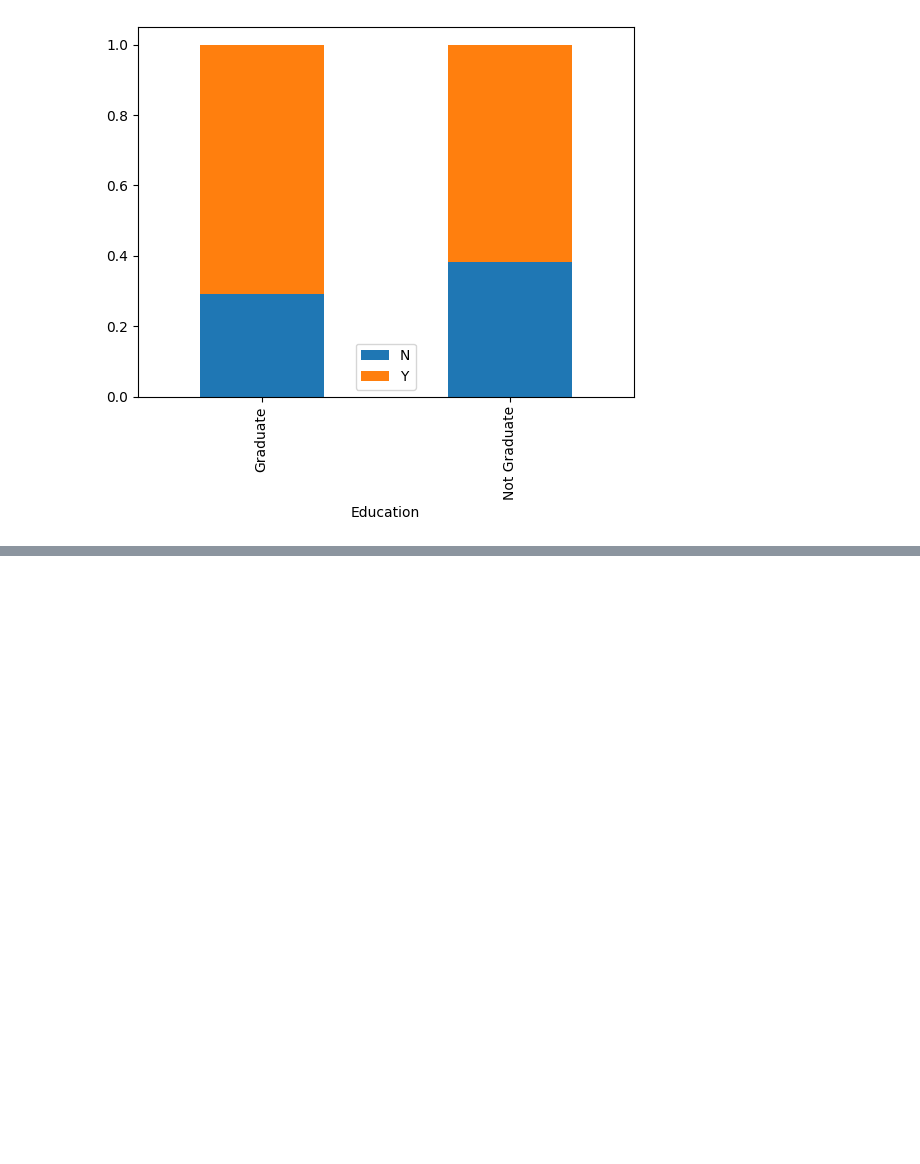
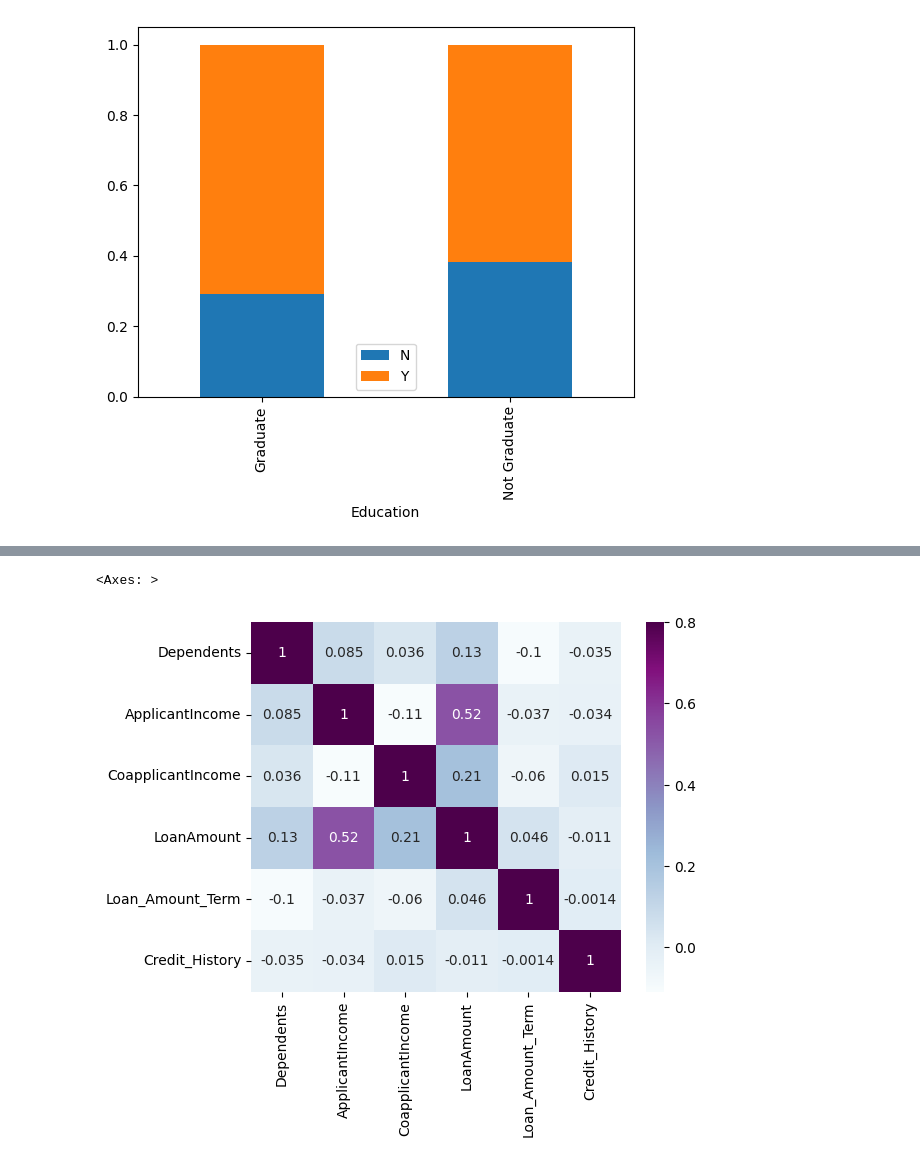
Before and after one commit to pravincoder/Tensorflow_models, a Jupyter notebook: Loan_Approval_Prediction_Model.ipynb, the cells around one changed output, grey strips where cells are left out. Drawn from its saved outputs; the diff is of its cells as text; code cells hidden in the pictures; blank space fills up the shorter version.

```diff
--- a/Loan_Approval_Prediction_Model.ipynb
+++ b/Loan_Approval_Prediction_Model.ipynb
@@ -210,0 +231,6 @@ plt.show()
+# %%
+matrix = data.corr()
+sns.heatmap(matrix,vmax=0.8,cmap='BuPu',square=True,annot=True)
+# %% [output]
+<Axes: >
+[figure, added]
```
Also changed, not shown: parts of 12 cells of this notebook.
